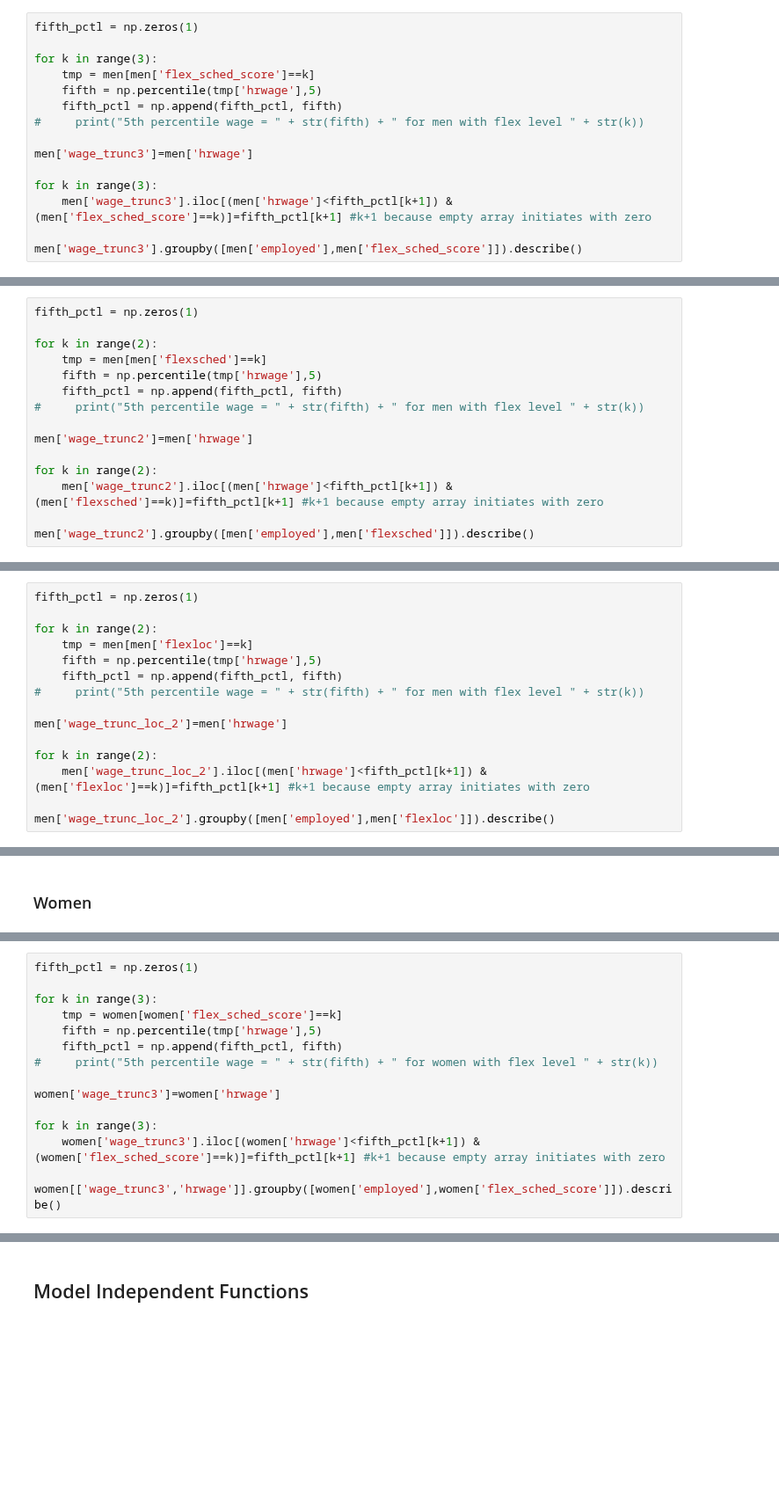
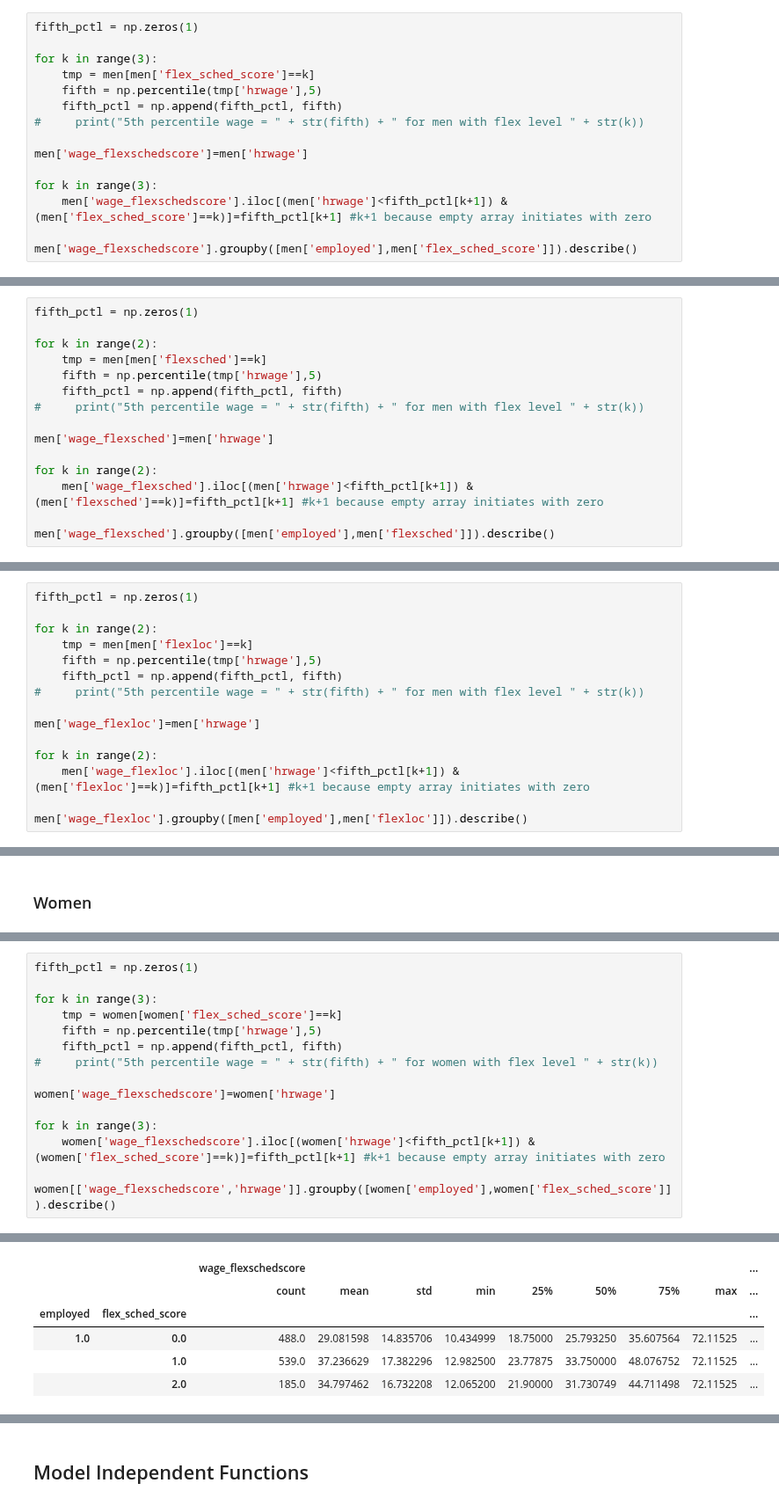
Before and after one commit to meganmccoy/flexibility-in-search-model, a Jupyter notebook: SimplifiedModel.ipynb, the cells around one changed output, grey strips where cells are left out. Shown at 88% size. Drawn from its saved outputs; the diff is of its cells as text; blank space fills up the shorter version.

```diff
--- a/SimplifiedModel.ipynb
+++ b/SimplifiedModel.ipynb
@@ -62,9 +88,9 @@ for k in range(3):
     fifth_pctl = np.append(fifth_pctl, fifth)
 #     print("5th percentile wage = " + str(fifth) + " for men with flex level " + str(k))
 
-men['wage_trunc3']=men['hrwage']
+men['wage_flexschedscore']=men['hrwage']
 
 for k in range(3):
-    men['wage_trunc3'].iloc[(men['hrwage']<fifth_pctl[k+1]) & (men['flex_sched_score']==k)]=fifth_pctl[k+1] #k+1 because empty array initiates with zero
+    men['wage_flexschedscore'].iloc[(men['hrwage']<fifth_pctl[k+1]) & (men['flex_sched_score']==k)]=fifth_pctl[k+1] #k+1 because empty array initiates with zero
 
-men['wage_trunc3'].groupby([men['employed'],men['flex_sched_score']]).describe()
+men['wage_flexschedscore'].groupby([men['employed'],men['flex_sched_score']]).describe()
@@ -77,9 +118,9 @@ for k in range(2):
     fifth_pctl = np.append(fifth_pctl, fifth)
 #     print("5th percentile wage = " + str(fifth) + " for men with flex level " + str(k))
 
-men['wage_trunc2']=men['hrwage']
+men['wage_flexsched']=men['hrwage']
 
 for k in range(2):
-    men['wage_trunc2'].iloc[(men['hrwage']<fifth_pctl[k+1]) & (men['flexsched']==k)]=fifth_pctl[k+1] #k+1 because empty array initiates with zero
+    men['wage_flexsched'].iloc[(men['hrwage']<fifth_pctl[k+1]) & (men['flexsched']==k)]=fifth_pctl[k+1] #k+1 because empty array initiates with zero
 
-men['wage_trunc2'].groupby([men['employed'],men['flexsched']]).describe()
+men['wage_flexsched'].groupby([men['employed'],men['flexsched']]).describe()
@@ -92,9 +147,9 @@ for k in range(2):
     fifth_pctl = np.append(fifth_pctl, fifth)
 #     print("5th percentile wage = " + str(fifth) + " for men with flex level " + str(k))
 
-men['wage_trunc_loc_2']=men['hrwage']
+men['wage_flexloc']=men['hrwage']
 
 for k in range(2):
-    men['wage_trunc_loc_2'].iloc[(men['hrwage']<fifth_pctl[k+1]) & (men['flexloc']==k)]=fifth_pctl[k+1] #k+1 because empty array initiates with zero
+    men['wage_flexloc'].iloc[(men['hrwage']<fifth_pctl[k+1]) & (men['flexloc']==k)]=fifth_pctl[k+1] #k+1 because empty array initiates with zero
 
-men['wage_trunc_loc_2'].groupby([men['employed'],men['flexloc']]).describe()
+men['wage_flexloc'].groupby([men['employed'],men['flexloc']]).describe()
@@ -112,9 +183,10 @@ for k in range(3):
     fifth_pctl = np.append(fifth_pctl, fifth)
 #     print("5th percentile wage = " + str(fifth) + " for women with flex level " + str(k))
 
-women['wage_trunc3']=women['hrwage']
+women['wage_flexschedscore']=women['hrwage']
 
 for k in range(3):
-    women['wage_trunc3'].iloc[(women['hrwage']<fifth_pctl[k+1]) & (women['flex_sched_score']==k)]=fifth_pctl[k+1] #k+1 because empty array initiates with zero
+    women['wage_flexschedscore'].iloc[(women['hrwage']<fifth_pctl[k+1]) & (women['flex_sched_score']==k)]=fifth_pctl[k+1] #k+1 because empty array initiates with zero
 
-women[['wage_trunc3','hrwage']].groupby([women['employed'],women['flex_sched_score']]).describe()
+women[['wage_flexschedscore','hrwage']].groupby([women['employed'],women['flex_sched_score']]).describe()
+# %% [output]
@@ -121,3 +202,9 @@ women[['wage_trunc3','hrwage']].groupby([women['employed'],women['flex_sched_sco
+|  |  | wage_flexschedscore |  |  |  |  |  |  |  | ... |
+|  |  | count | mean | std | min | 25% | 50% | 75% | max | ... |
+| employed | flex_sched_score |  |  |  |  |  |  |  |  | ... |
+| 1.0 | 0.0 | 488.0 | 29.081598 | 14.835706 | 10.434999 | 18.75000 | 25.793250 | 35.607564 | 72.11525 | ... |
+|  | 1.0 | 539.0 | 37.236629 | 17.382296 | 12.982500 | 23.77875 | 33.750000 | 48.076752 | 72.11525 | ... |
+|  | 2.0 | 185.0 | 34.797462 | 16.732208 | 12.065200 | 21.90000 | 31.730749 | 44.711498 | 72.11525 | ... |
 # %%
 fifth_pctl = np.zeros(1)
 
```
Also changed, not shown: parts of 224 cells of this notebook.
